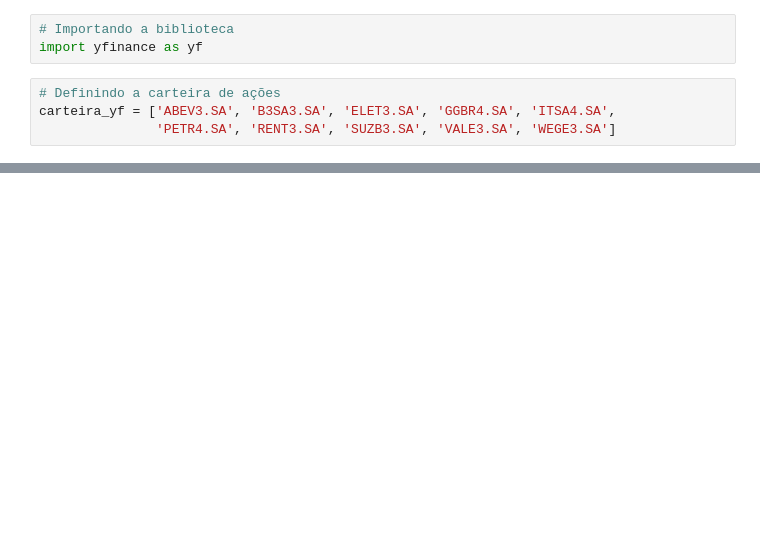
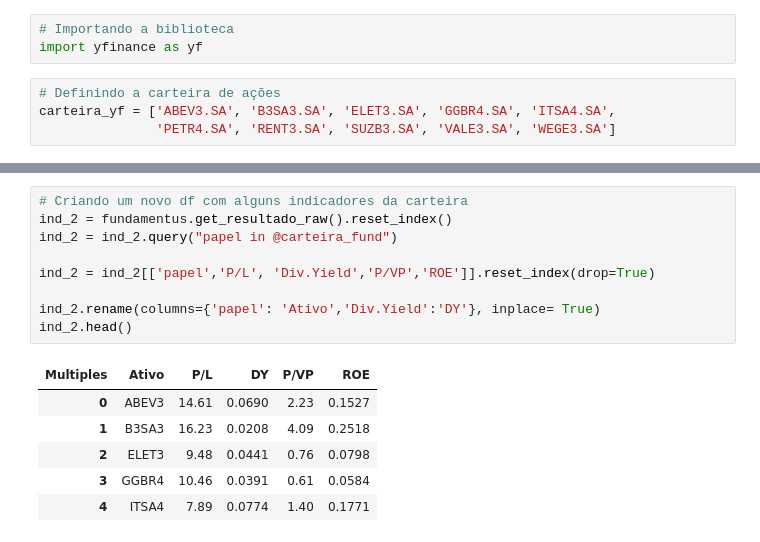
Before and after one commit to eu-afk/Python-Power-Bi--Mercado-financeiro, a Jupyter notebook: fundoInvestimento.ipynb, the cells around one changed output, grey strips where cells are left out. Cells and saved outputs as stored; diff of their text form; blank space fills up the shorter version.

```diff
--- a/fundoInvestimento.ipynb
+++ b/fundoInvestimento.ipynb
@@ -111,0 +211,16 @@ memory usage: 105.6+ KB
+# %%
+# Criando um novo df com alguns indicadores da carteira
+ind_2 = fundamentus.get_resultado_raw().reset_index()
+ind_2 = ind_2.query("papel in @carteira_fund")
+
+ind_2 = ind_2[['papel','P/L', 'Div.Yield','P/VP','ROE']].reset_index(drop=True)
+
+ind_2.rename(columns={'papel': 'Ativo','Div.Yield':'DY'}, inplace= True)
+ind_2.head()
+# %% [output]
+| Multiples | Ativo | P/L | DY | P/VP | ROE |
+| 0 | ABEV3 | 14.61 | 0.0690 | 2.23 | 0.1527 |
+| 1 | B3SA3 | 16.23 | 0.0208 | 4.09 | 0.2518 |
+| 2 | ELET3 | 9.48 | 0.0441 | 0.76 | 0.0798 |
+| 3 | GGBR4 | 10.46 | 0.0391 | 0.61 | 0.0584 |
+| 4 | ITSA4 | 7.89 | 0.0774 | 1.40 | 0.1771 |
```
Also changed, not shown: parts of 15 cells of this notebook, 1 other file.
